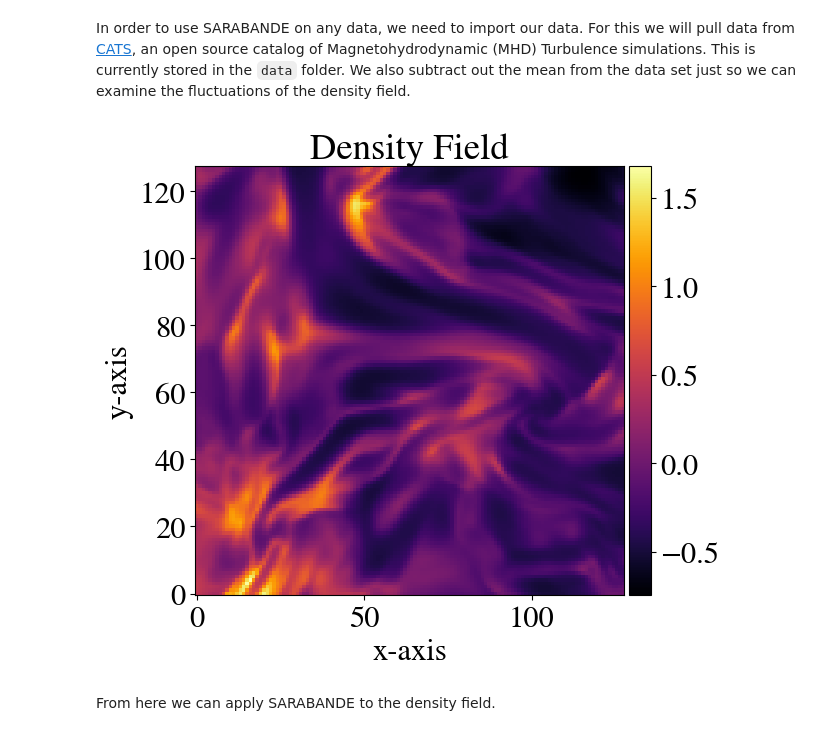
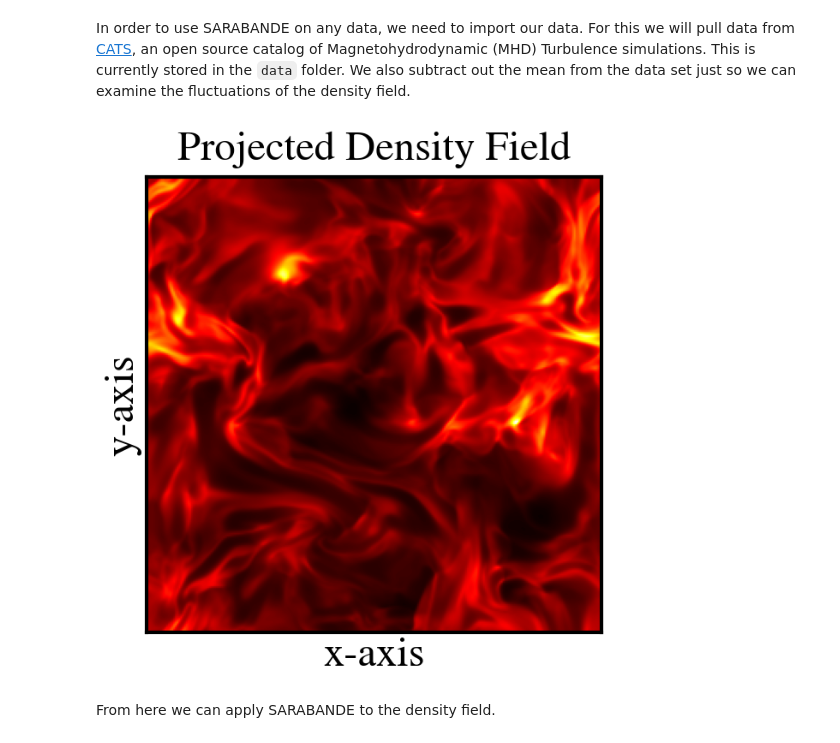
Before and after one commit to James11222/sarabande, a Jupyter notebook: notebooks/Application_Example.ipynb, the cells around one changed output. Drawn from its saved outputs; the diff is of its cells as text; code cells hidden in the pictures.

```diff
--- a/notebooks/Application_Example.ipynb
+++ b/notebooks/Application_Example.ipynb
@@ -18,23 +25,26 @@ plt.style.use("light_mode") #custom matplotlib style sheet
 # %% [markdown]
 In order to use SARABANDE on any data, we need to import our data. For this we will pull data from [CATS](https://www.mhdturbulence.com), an open source catalog of Magnetohydrodynamic (MHD) Turbulence simulations. This is currently stored in the `data` folder. We also subtract out the mean from the data set just so we can examine the fluctuations of the density field.
 # %%
-hdulist = pyf.open('data/dens_t800.fits.gz')
+hdulist = pyf.open('../data/dens_t800.fits.gz')
 data = hdulist[0].data.astype(np.float64)
-data = data[:128,:128,:128] # for sake of fast computation
+# data = data[:128,:128,:128] # for sake of fast computation
 data -= np.mean(data)
 # %%
-fig, (ax1) = plt.subplots(1,1, figsize=(8,6))
-im1 = ax1.imshow(data[:,:,64], cmap='inferno', origin='lower')
-divider1 = axgrid.make_axes_locatable(ax1)
-cax1 = divider1.append_axes("right", size='5%', pad=0.05)
-plt.colorbar(im1, cax=cax1)
-ax1.set_title("Density Field")
-ax1.set_xlabel("x-axis")
-ax1.set_ylabel("y-axis")
+fig, (ax1) = plt.subplots(1,1, figsize=(7,7))
+im1 = ax1.imshow(data[:,:,64], cmap='hot', origin='lower')
+# divider1 = axgrid.make_axes_locatable(ax1)
+# cax1 = divider1.append_axes("right", size='5%', pad=0.05)
+# plt.colorbar(im1, cax=cax1)
+ax1.set_title("Projected Density Field", fontsize=35, pad=15)
+ax1.set_xlabel("x-axis", fontsize=35)
+ax1.set_ylabel("y-axis", fontsize=35)
+ax1.set_xticks([])
+ax1.set_yticks([])
 fig.tight_layout()
+plt.savefig("projected-example.png", dpi=300)
 plt.show()
 # %% [output]
-[figure, old version]
+[figure, new version]
 # %% [markdown]
 From here we can apply SARABANDE to the density field.
 # %% [markdown]
```
Also changed, not shown: parts of 6 cells of this notebook, 12 other files.
